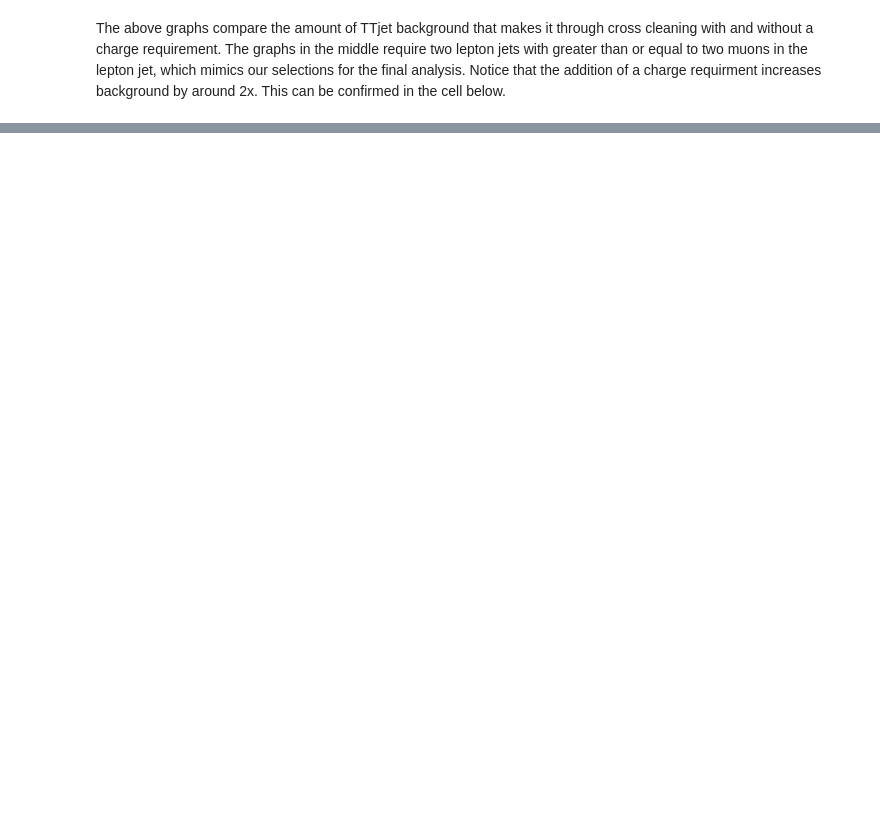
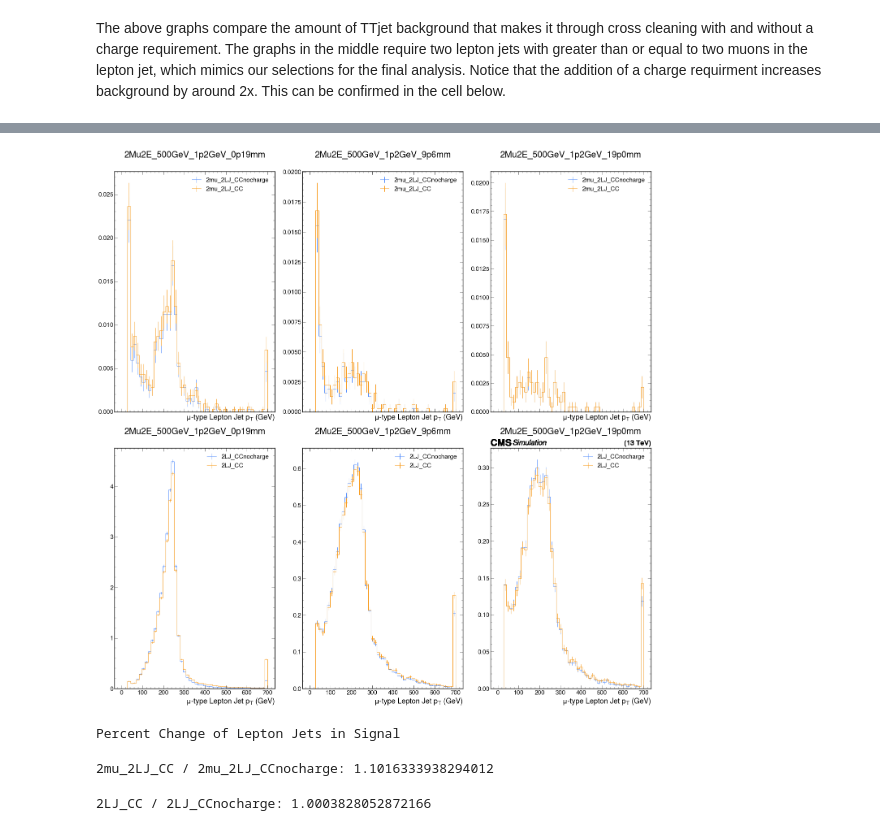
Before and after one commit to knh3dg/SIDM, a Jupyter notebook: sidm/studies/Muon_crosscleaning/charge_requirement.ipynb, the cells around one changed output, grey strips where cells are left out. Cells and saved outputs as stored; diff of their text form; code cells hidden in the pictures; blank space fills up the shorter version.

```diff
--- a/sidm/studies/Muon_crosscleaning/charge_requirement.ipynb
+++ b/sidm/studies/Muon_crosscleaning/charge_requirement.ipynb
@@ -244,0 +224,40 @@ only2mu_2LJ_CC / only2mu_2LJ_CCnocharge: 1.0
+# %%
+fig, axes = plt.subplots(len(channel), 3, figsize=(28, 14*len(channel)), sharex=True)
+channel = [['2mu_2LJ_CCnocharge','2mu_2LJ_CC'],['2LJ_CCnocharge','2LJ_CC']]
+
+for i in range(len(channel)):
+    channel1 = channel[i][0]
+    channel2 = channel[i][1]
+
+    ax1, ax2, ax3 = axes[i]
+
+    utilities.plot(out[samples[0]]["hists"]["mu_lj_pt"][channel1, ::2j], label=channel1, ax=ax1)
+    utilities.plot(out[samples[0]]["hists"]["mu_lj_pt"][channel2, ::2j], label=channel2, ax=ax1)
+    ax1.legend()
+    ax1.set_title(samples[0],y=1.05)
+
+    utilities.plot(out[samples[1]]["hists"]["mu_lj_pt"][channel1, ::2j], label=channel1, ax=ax2)
+    utilities.plot(out[samples[1]]["hists"]["mu_lj_pt"][channel2, ::2j], label=channel2, ax=ax2)
+    ax2.legend()
+    ax2.set_title(samples[1],y=1.05)
+
+    utilities.plot(out[samples[2]]["hists"]["mu_lj_pt"][channel1, ::2j], label=channel1, ax=ax3)
+    utilities.plot(out[samples[2]]["hists"]["mu_lj_pt"][channel2, ::2j], label=channel2, ax=ax3)
+    ax3.legend()
+    ax3.set_title(samples[2],y=1.05)
+
+plt.tight_layout()
+# %% [output]
+[figure, added]
+# %%
+#ratio of lepton jets in each case
+compare = ['mu_lj_pt']
+
+for i in compare:
+    print("Percent Change of Lepton Jets in Signal")
+    for j in range(len(channels)//2):
+        print(f'{channels[2*j+1]} / {channels[2*j]}: {out[samples[0]]["hists"][i][2*j+1, ::].values(flow=True).sum() / out[samples[0]]["hists"][i][2*j, ::].values(flow=True).sum()}')
+# %% [output]
+Percent Change of Lepton Jets in Signal
+2mu_2LJ_CC / 2mu_2LJ_CCnocharge: 1.1016333938294012
+2LJ_CC / 2LJ_CCnocharge: 1.0003828052872166
```
Also changed, not shown: parts of 8 cells of this notebook.
